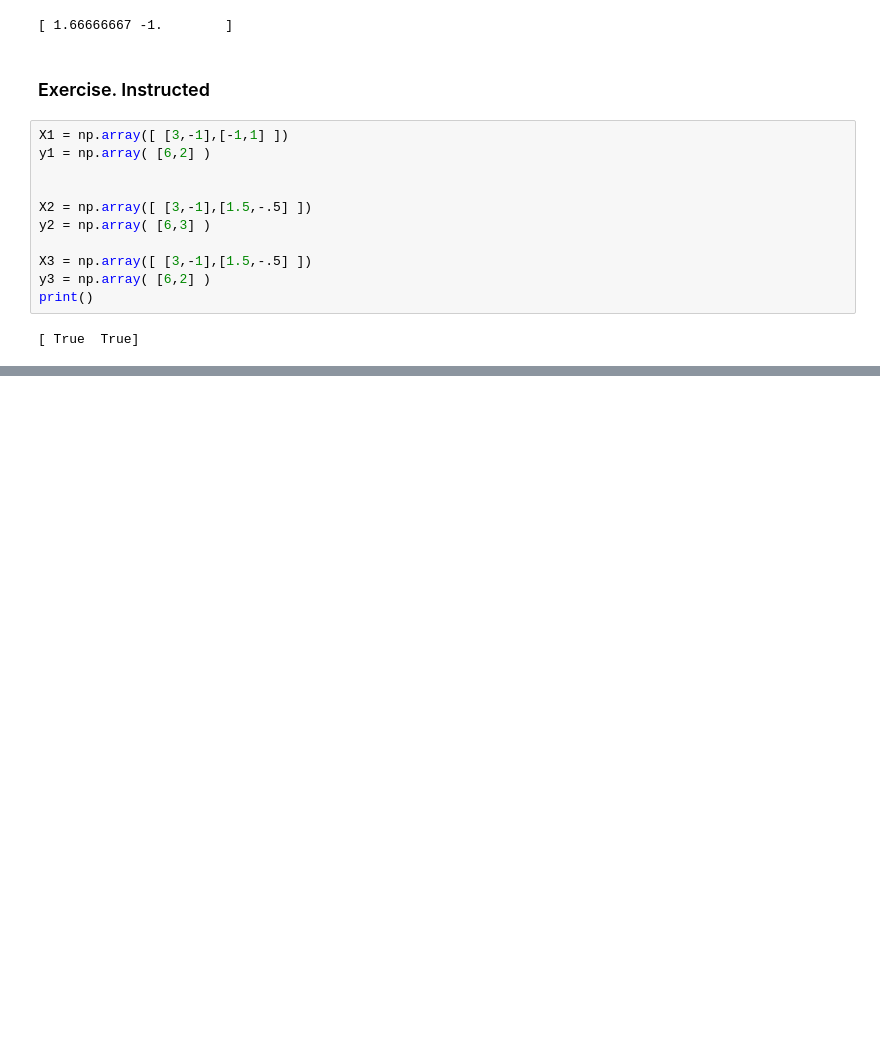
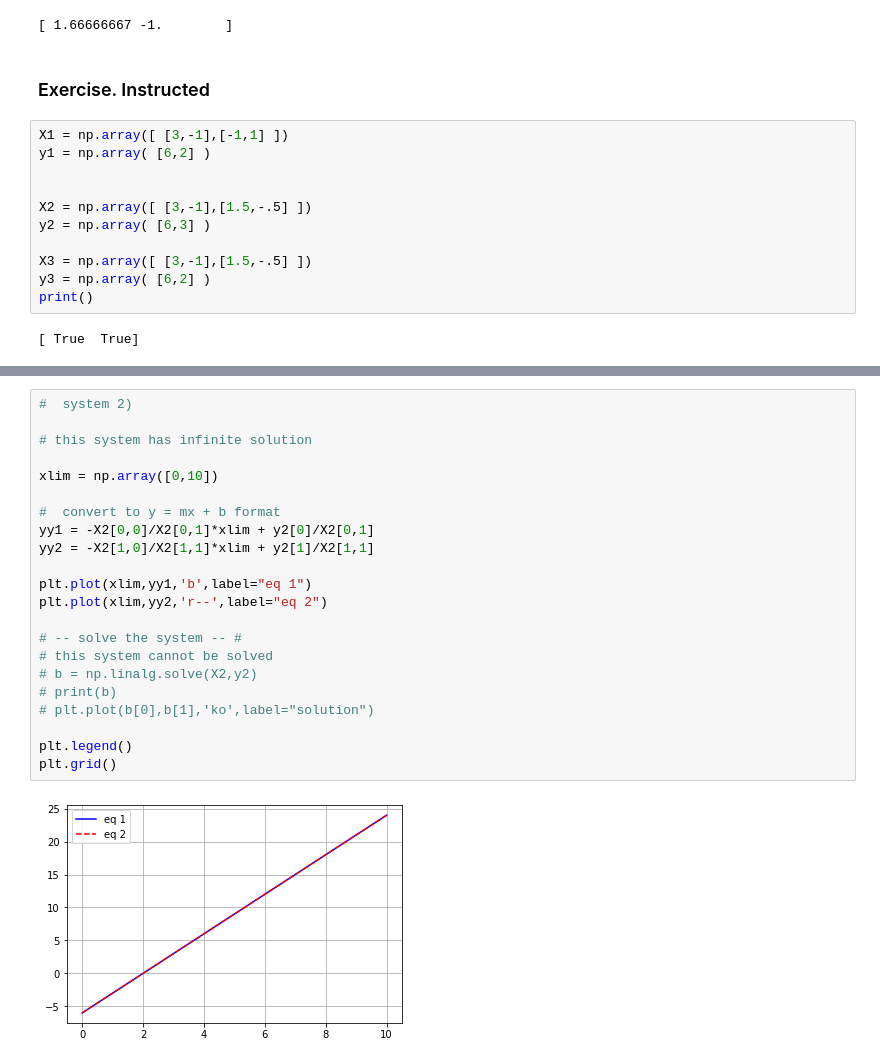
Before and after one commit to Nefari0/python-linear-algebra, a Jupyter notebook: Solving systems of equations.ipynb, the cells around one changed output, grey strips where cells are left out. Drawn from its saved outputs; the diff is of its cells as text; blank space fills up the shorter version.

Commit message:
added two more systems for excercise. Also added screen shot of excercise instruction

```diff
--- a/Solving systems of equations.ipynb
+++ b/Solving systems of equations.ipynb
@@ -75,3 +75,27 @@ plt.grid()
 # %% [output]
 [4. 6.]
 [figure]
+# %%
+#  system 2)
+
+# this system has infinite solution
+
+xlim = np.array([0,10])
+
+#  convert to y = mx + b format
+yy1 = -X2[0,0]/X2[0,1]*xlim + y2[0]/X2[0,1]
+yy2 = -X2[1,0]/X2[1,1]*xlim + y2[1]/X2[1,1]
+
+plt.plot(xlim,yy1,'b',label="eq 1")
+plt.plot(xlim,yy2,'r--',label="eq 2")
+
+# -- solve the system -- #
+# this system cannot be solved
+# b = np.linalg.solve(X2,y2)
+# print(b)
+# plt.plot(b[0],b[1],'ko',label="solution")
+
+plt.legend()
+plt.grid()
+# %% [output]
+[figure, added]
```
Also changed, not shown: parts of 2 cells of this notebook, 1 other file.
